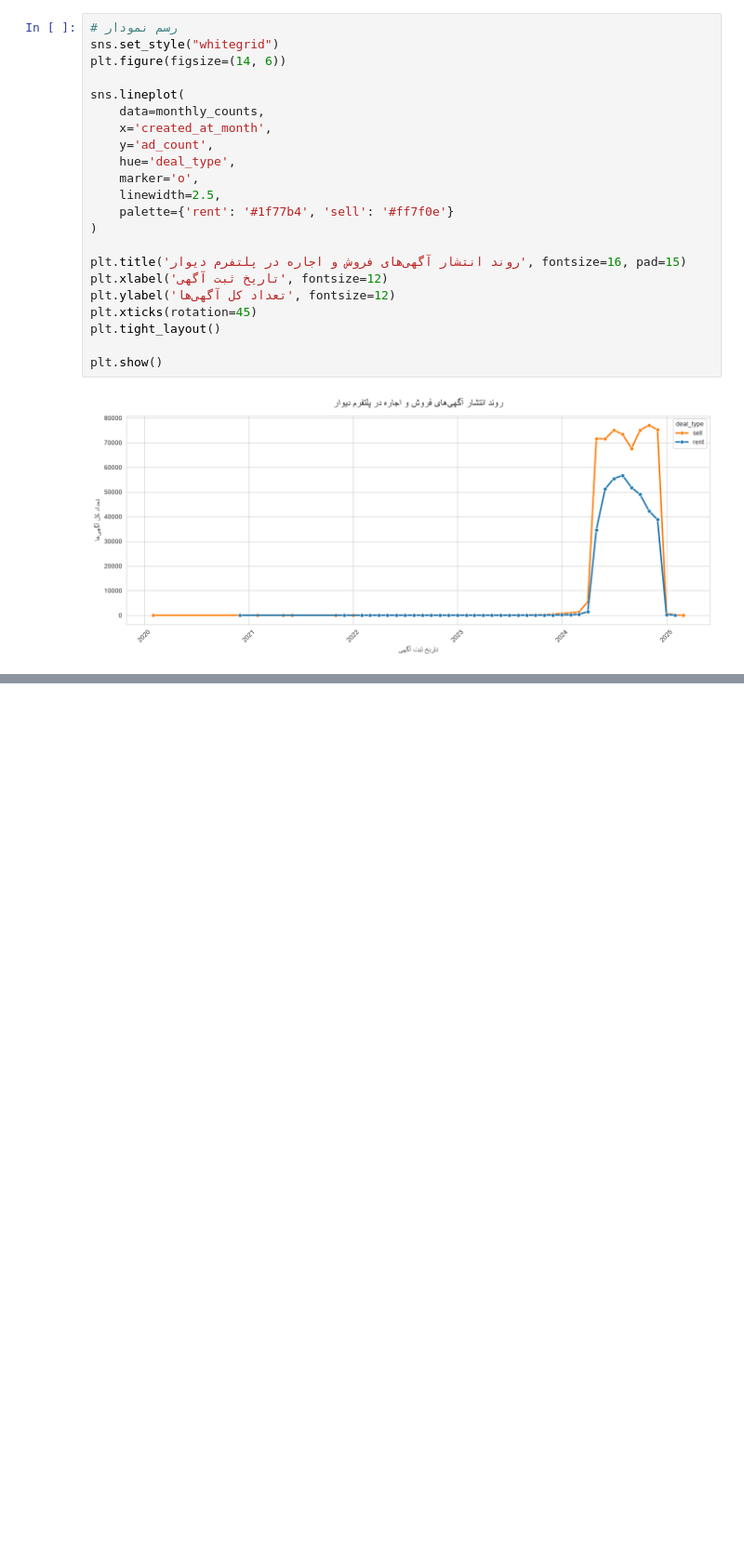
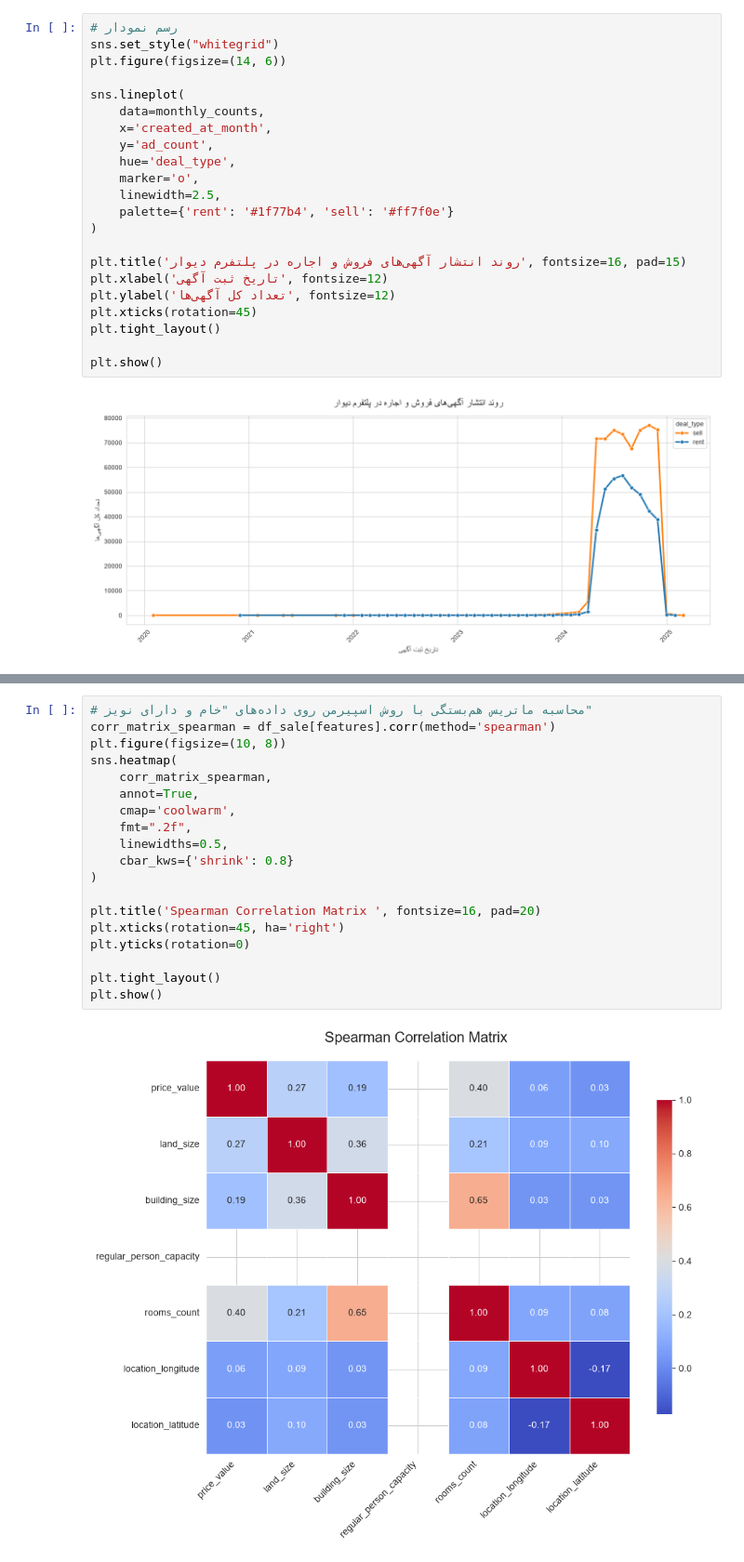
Before and after one commit to MaZiayee/QueraAiBootcamp-TeamProject, a Jupyter notebook: notebooks/1_EDA/ali_Q3_Q8_EDA.ipynb, the cells around one changed output, grey strips where cells are left out. Shown at 93% size. Saved outputs shown, nothing was run; the diff lists cells and outputs as text; blank space fills up the shorter version.

```diff
--- a/notebooks/1_EDA/ali_Q3_Q8_EDA.ipynb
+++ b/notebooks/1_EDA/ali_Q3_Q8_EDA.ipynb
@@ -125,0 +183,21 @@ plt.show()
+# %%
+# محاسبه ماتریس هم‌بستگی با روش اسپیرمن روی داده‌های "خام و دارای نویز"
+corr_matrix_spearman = df_sale[features].corr(method='spearman')
+plt.figure(figsize=(10, 8))
+sns.heatmap(
+    corr_matrix_spearman,
+    annot=True,
+    cmap='coolwarm',
+    fmt=".2f",
+    linewidths=0.5,
+    cbar_kws={'shrink': 0.8}
+)
+
+plt.title('Spearman Correlation Matrix ', fontsize=16, pad=20)
+plt.xticks(rotation=45, ha='right')
+plt.yticks(rotation=0)
+
+plt.tight_layout()
+plt.show()
+# %% [output]
+[figure, added]
```
Also changed, not shown: parts of 4 cells of this notebook.
